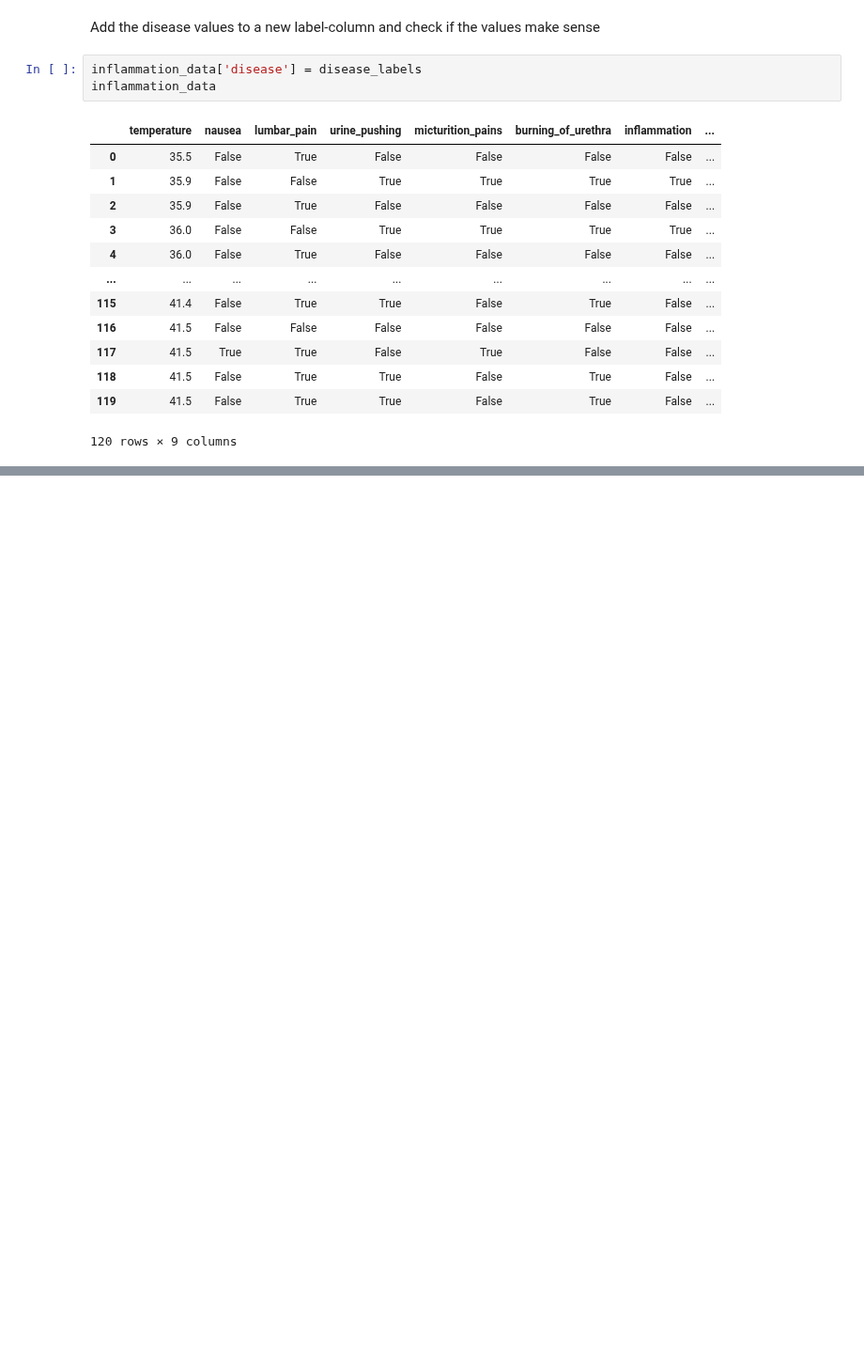
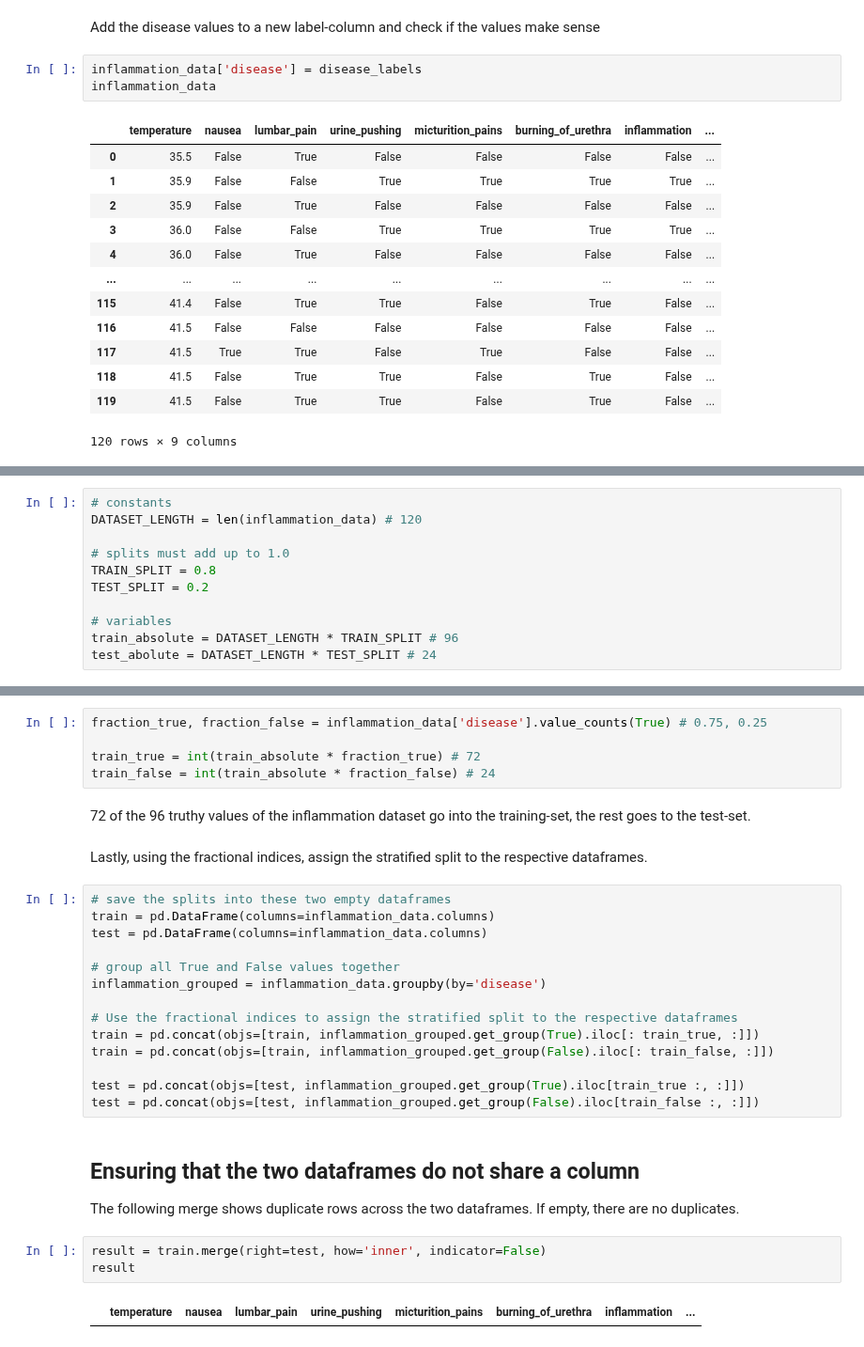
Before and after one commit to MarcoAigner/Machine-Learning-Practical, a Jupyter notebook: project_1/naive_bayes.ipynb, the cells around one changed output, grey strips where cells are left out. Shown at 94% size. Cells and saved outputs as stored; diff of their text form; blank space fills up the shorter version.

Commit message:
add stratified split calculation

```diff
--- a/project_1/naive_bayes.ipynb
+++ b/project_1/naive_bayes.ipynb
@@ -156,0 +173,11 @@ inflammation_data
+# %%
+# constants
+DATASET_LENGTH = len(inflammation_data) # 120
+
+# splits must add up to 1.0
+TRAIN_SPLIT = 0.8
+TEST_SPLIT = 0.2
+
+# variables
+train_absolute = DATASET_LENGTH * TRAIN_SPLIT # 96
+test_abolute = DATASET_LENGTH * TEST_SPLIT # 24
@@ -156,0 +187,31 @@ inflammation_data
+# %%
+fraction_true, fraction_false = inflammation_data['disease'].value_counts(True) # 0.75, 0.25
+
+train_true = int(train_absolute * fraction_true) # 72
+train_false = int(train_absolute * fraction_false) # 24
+# %% [markdown]
+72 of the 96 truthy values of the inflammation dataset go into the training-set, the rest goes to the test-set.
+# %% [markdown]
+Lastly, using the fractional indices, assign the stratified split to the respective dataframes.
+# %%
+# save the splits into these two empty dataframes
+train = pd.DataFrame(columns=inflammation_data.columns)
+test = pd.DataFrame(columns=inflammation_data.columns)
+
+# group all True and False values together
+inflammation_grouped = inflammation_data.groupby(by='disease')
+
+# Use the fractional indices to assign the stratified split to the respective dataframes
+train = pd.concat(objs=[train, inflammation_grouped.get_group(True).iloc[: train_true, :]])
+train = pd.concat(objs=[train, inflammation_grouped.get_group(False).iloc[: train_false, :]])
+
+test = pd.concat(objs=[test, inflammation_grouped.get_group(True).iloc[train_true :, :]])
+test = pd.concat(objs=[test, inflammation_grouped.get_group(False).iloc[train_false :, :]])
+# %% [markdown]
+## Ensuring that the two dataframes do not share a column
+The following merge shows duplicate rows across the two dataframes. If empty, there are no duplicates.
+# %%
+result = train.merge(right=test, how='inner', indicator=False)
+result
+# %% [output]
+|  | temperature | nausea | lumbar_pain | urine_pushing | micturition_pains | burning_of_urethra | inflammation | ... |
```
Also changed, not shown: parts of 5 cells of this notebook.
